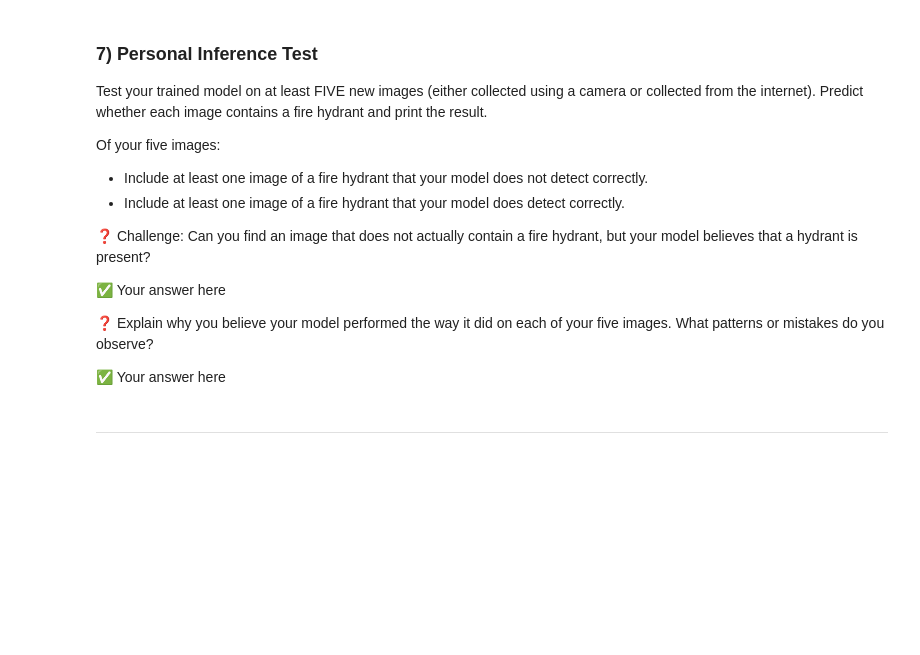
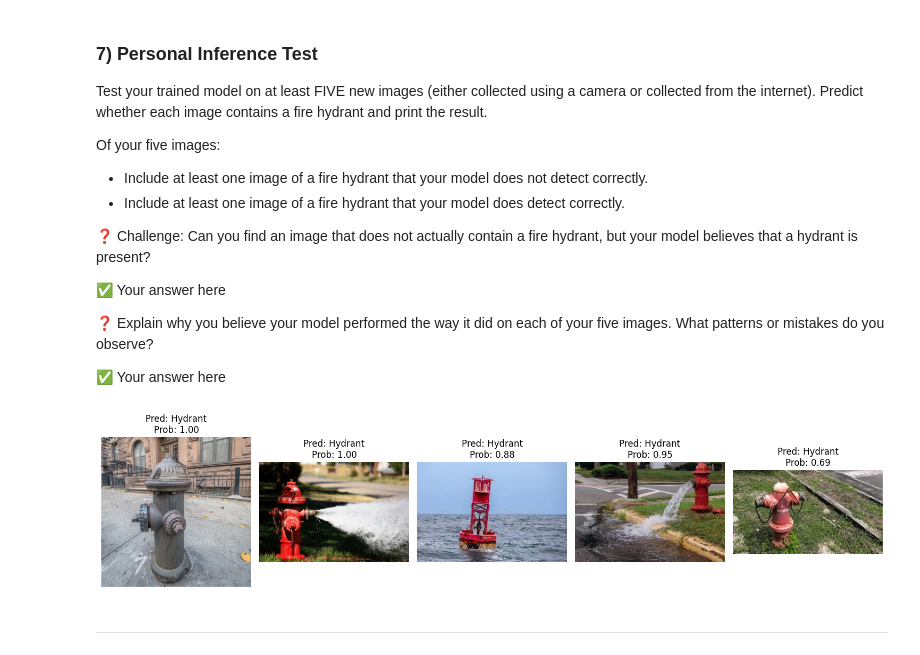
Before and after one commit to varrahan/gemini-coding-agent, a Jupyter notebook: W2026/Assignments/A2/A2_SYSC4415_W26.ipynb, the cells around one changed output. Cells and saved outputs as stored; diff of their text form; code cells hidden in the pictures; blank space fills up the shorter version.

```diff
--- a/W2026/Assignments/A2/A2_SYSC4415_W26.ipynb
+++ b/W2026/Assignments/A2/A2_SYSC4415_W26.ipynb
@@ -415,28 +415,30 @@ Of your five images:
 
 ✅ Your answer here
 # %%
-test_images = ['test1.jpg', 'test2.jpg', 'test3.jpg', 'test4.jpg', 'test5.jpg']
+test_images = ['test1.png', 'test2.jpg', 'test3.jpg', 'test4.jpg', 'test5.jpg']
 
 aura_model.eval()
 fig, axes = plt.subplots(1, 5, figsize=(15, 5))
 
 with torch.no_grad():
     for ax, img_name in zip(axes, test_images):
         if os.path.exists(img_name):
             image = Image.open(img_name).convert('RGB')
             input_tensor = baseline_transform(image).unsqueeze(0).to(device)
 
             output = aura_model(input_tensor)
             prob = torch.sigmoid(output).item()
             pred = "Hydrant" if prob > 0.5 else "No Hydrant"
 
             ax.imshow(image)
             ax.set_title(f"Pred: {pred}\nProb: {prob:.2f}")
             ax.axis('off')
         else:
             print(f"File {img_name} not found.")
 plt.tight_layout()
 plt.show()
+# %% [output]
+[figure, added]
 # %% [markdown]
 ---
 # %% [markdown]
```
